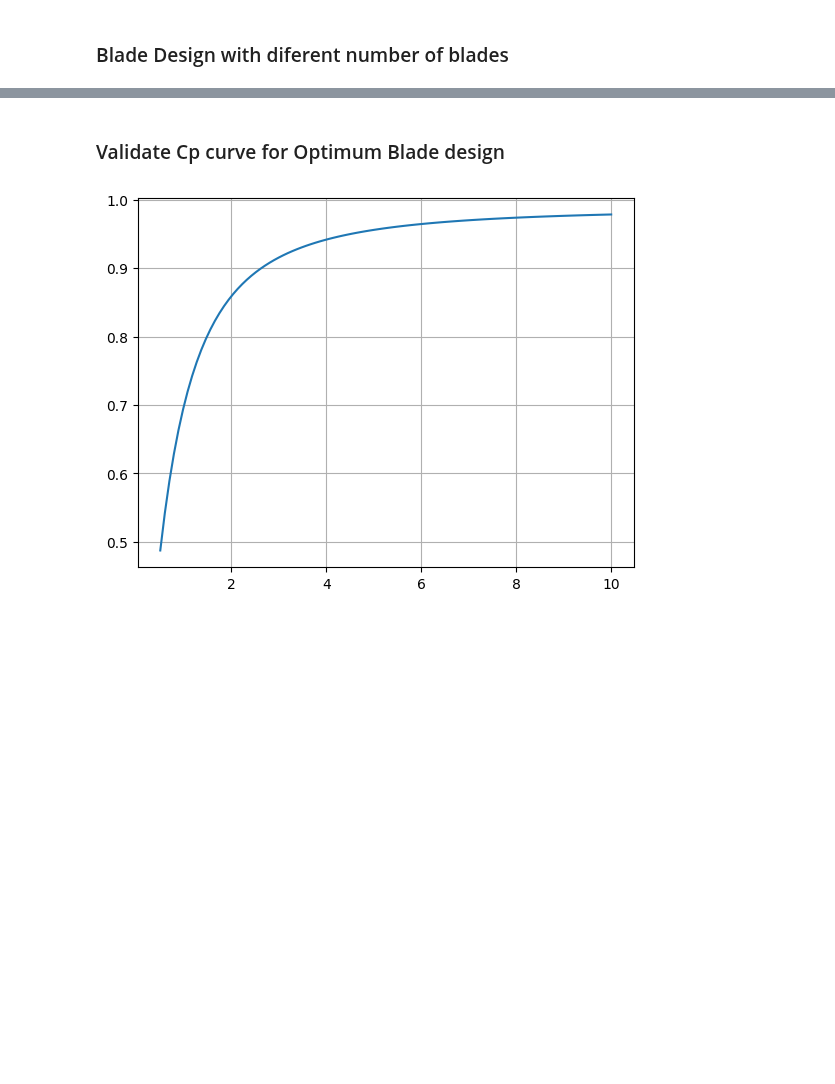
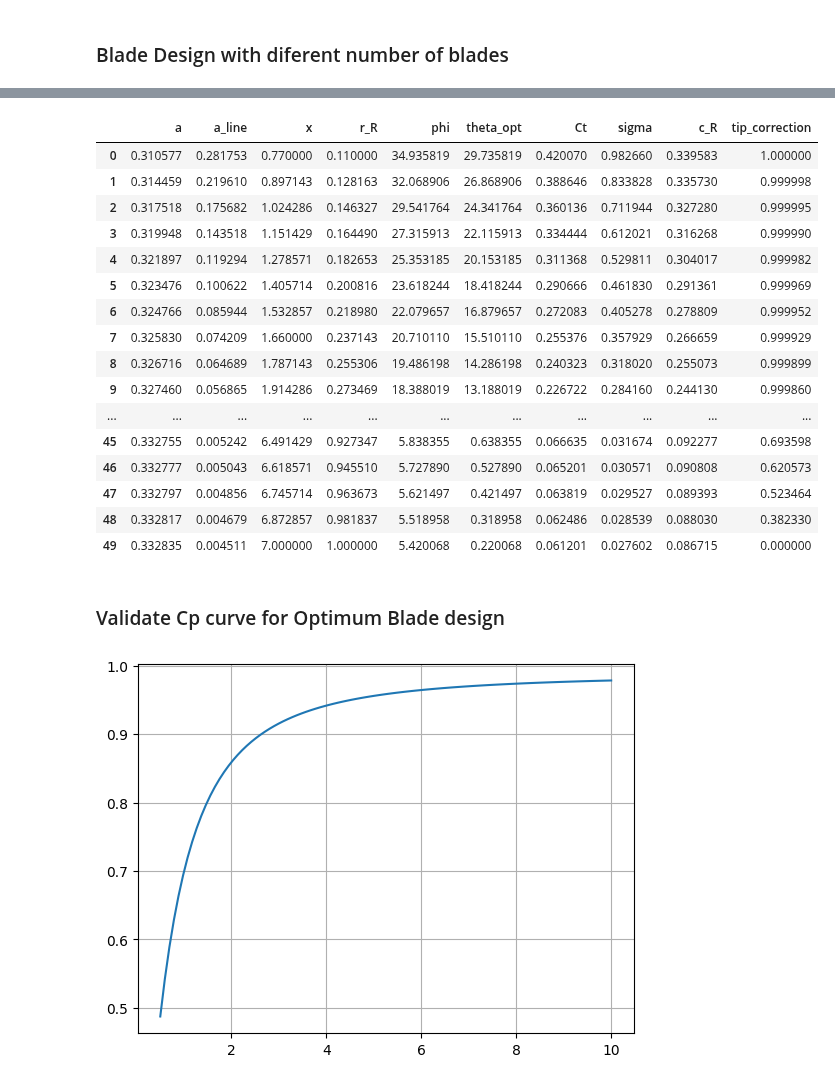
Before and after one commit to Widmark-Kaue/BEMT, a Jupyter notebook: case.ipynb, the cells around one changed output, grey strips where cells are left out. Drawn from its saved outputs; the diff is of its cells as text; code cells hidden in the pictures; blank space fills up the shorter version.

Commit message:
tests with rotor class

```diff
--- a/case.ipynb
+++ b/case.ipynb
@@ -23,3 +22,23 @@ AttributeError: 'Rotor' object has no attribute 'sections'
+# %%
+rotor_uniform.sections
+# %% [output]
+|  | a | a_line | x | r_R | phi | theta_opt | Ct | sigma | c_R | tip_correction |
+| 0 | 0.310577 | 0.281753 | 0.770000 | 0.110000 | 34.935819 | 29.735819 | 0.420070 | 0.982660 | 0.339583 | 1.000000 |
+| 1 | 0.314459 | 0.219610 | 0.897143 | 0.128163 | 32.068906 | 26.868906 | 0.388646 | 0.833828 | 0.335730 | 0.999998 |
+| 2 | 0.317518 | 0.175682 | 1.024286 | 0.146327 | 29.541764 | 24.341764 | 0.360136 | 0.711944 | 0.327280 | 0.999995 |
+| 3 | 0.319948 | 0.143518 | 1.151429 | 0.164490 | 27.315913 | 22.115913 | 0.334444 | 0.612021 | 0.316268 | 0.999990 |
+| 4 | 0.321897 | 0.119294 | 1.278571 | 0.182653 | 25.353185 | 20.153185 | 0.311368 | 0.529811 | 0.304017 | 0.999982 |
+| 5 | 0.323476 | 0.100622 | 1.405714 | 0.200816 | 23.618244 | 18.418244 | 0.290666 | 0.461830 | 0.291361 | 0.999969 |
+| 6 | 0.324766 | 0.085944 | 1.532857 | 0.218980 | 22.079657 | 16.879657 | 0.272083 | 0.405278 | 0.278809 | 0.999952 |
+| 7 | 0.325830 | 0.074209 | 1.660000 | 0.237143 | 20.710110 | 15.510110 | 0.255376 | 0.357929 | 0.266659 | 0.999929 |
+| 8 | 0.326716 | 0.064689 | 1.787143 | 0.255306 | 19.486198 | 14.286198 | 0.240323 | 0.318020 | 0.255073 | 0.999899 |
+| 9 | 0.327460 | 0.056865 | 1.914286 | 0.273469 | 18.388019 | 13.188019 | 0.226722 | 0.284160 | 0.244130 | 0.999860 |
+| ... | ... | ... | ... | ... | ... | ... | ... | ... | ... | ... |
+| 45 | 0.332755 | 0.005242 | 6.491429 | 0.927347 | 5.838355 | 0.638355 | 0.066635 | 0.031674 | 0.092277 | 0.693598 |
+| 46 | 0.332777 | 0.005043 | 6.618571 | 0.945510 | 5.727890 | 0.527890 | 0.065201 | 0.030571 | 0.090808 | 0.620573 |
+| 47 | 0.332797 | 0.004856 | 6.745714 | 0.963673 | 5.621497 | 0.421497 | 0.063819 | 0.029527 | 0.089393 | 0.523464 |
+| 48 | 0.332817 | 0.004679 | 6.872857 | 0.981837 | 5.518958 | 0.318958 | 0.062486 | 0.028539 | 0.088030 | 0.382330 |
+| 49 | 0.332835 | 0.004511 | 7.000000 | 1.000000 | 5.420068 | 0.220068 | 0.061201 | 0.027602 | 0.086715 | 0.000000 |
 # %% [markdown]
 ### Validate Cp curve for Optimum Blade design
 # %%
```
Also changed, not shown: parts of 1 cell of this notebook.
